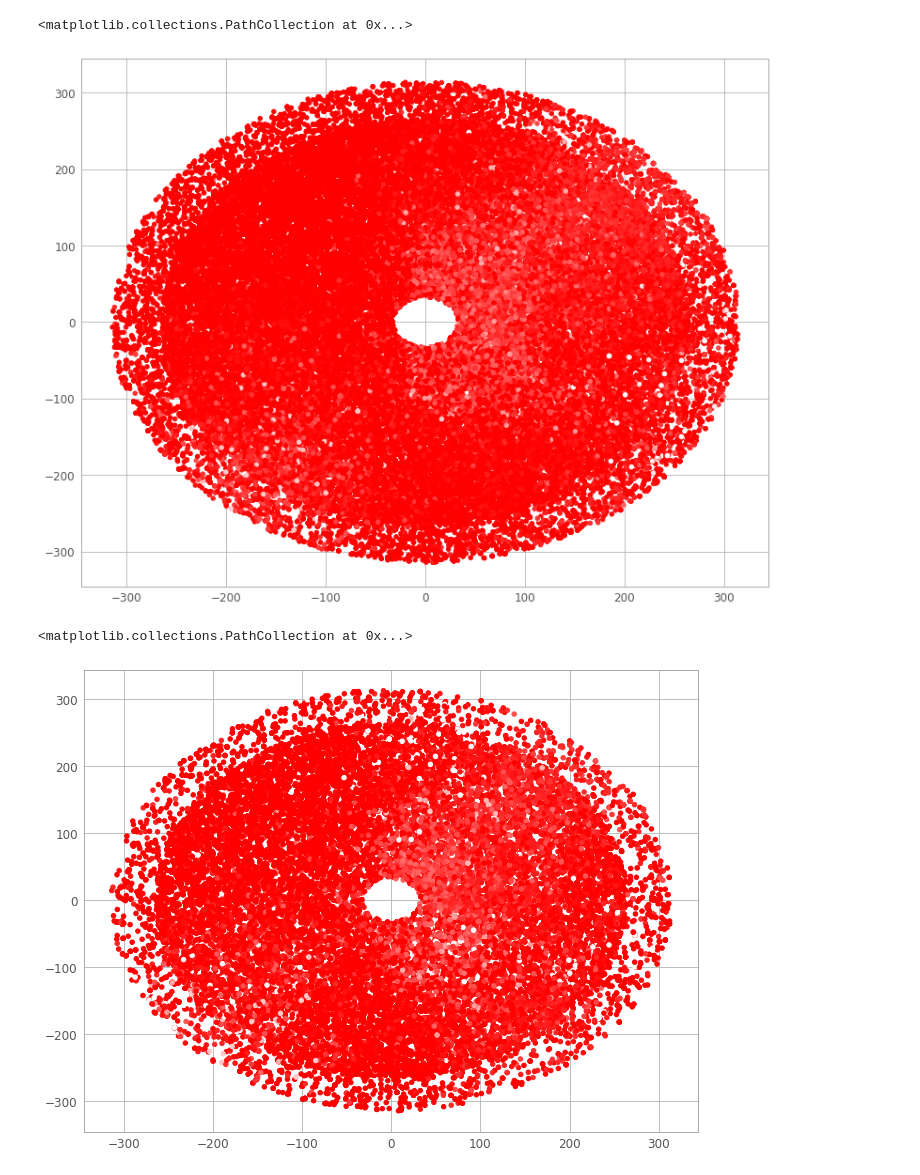
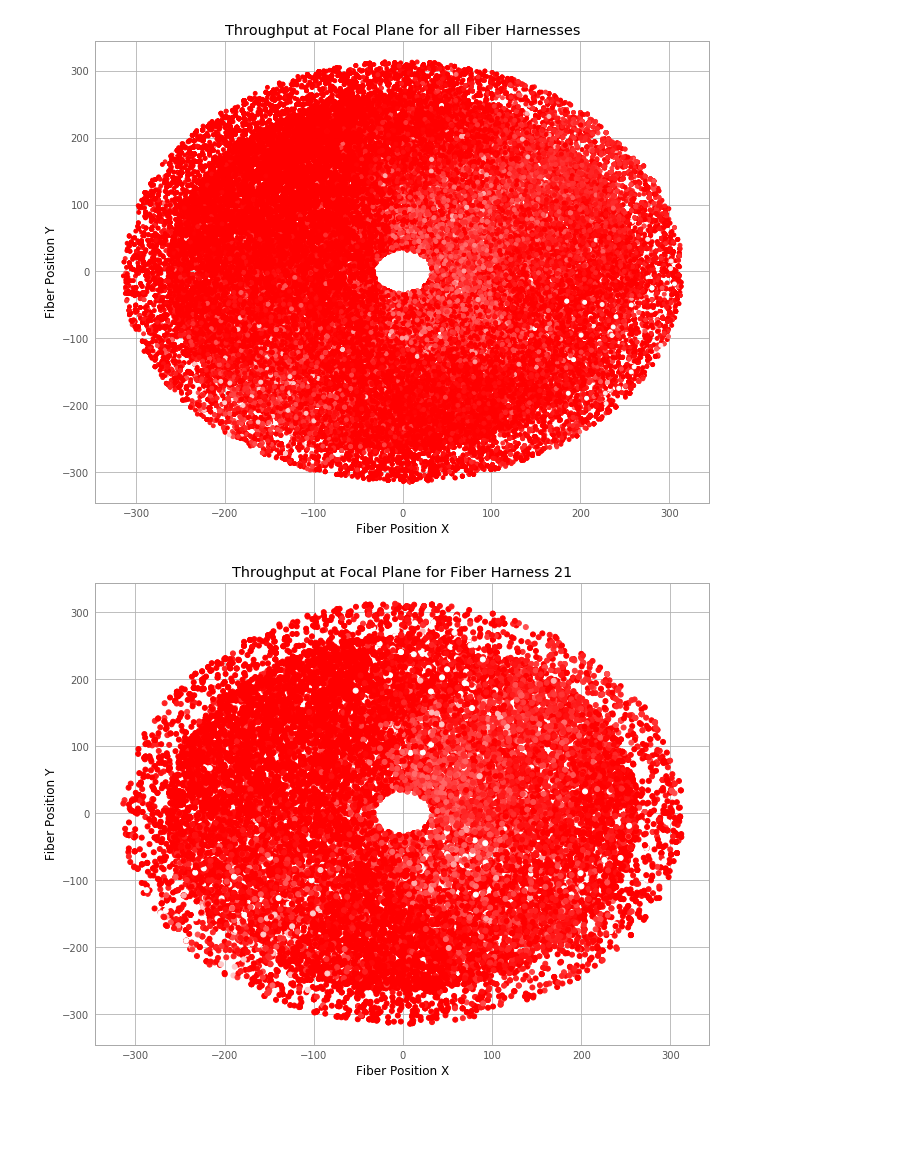
Before and after one commit to ef0441028/Work-112918, a Jupyter notebook: mapping.ipynb, the cells around one changed output. Saved outputs shown, nothing was run; the diff lists cells and outputs as text; code cells hidden in the pictures; blank space fills up the shorter version.

```diff
--- a/mapping.ipynb
+++ b/mapping.ipynb
@@ -23,27 +23,32 @@ y = t_all['Y']
 z = t_all['Throughput']
 fig,ax = plt.subplots(1,1)
 fig.set_size_inches(11,8.5)
+plt.xlabel('Fiber Position X')
+plt.ylabel('Fiber Position Y')
+plt.title('Throughput at Focal Plane for all Fiber Harnesses')
 
-fig.tight_layout()
 colormap = plt.cm.bwr #or any other colormap
 normalize = matplotlib.colors.Normalize(vmin=-1, vmax=1)
-plt.scatter(x, y, c=z, s=20, cmap=colormap, norm=normalize)
+plt.scatter(x, y, c=z, s=15, cmap=colormap, norm=normalize);
+fig.savefig('plotall.jpg')
 # %% [output]
-<matplotlib.collections.PathCollection at 0x...>
-[figure, old version]
+[figure, new version]
 # %%
 x = t_21['X']
 y = t_21['Y']
 z = t_21['Throughput']
 fig,ax = plt.subplots(1,1)
 fig.set_size_inches(11,8.5)
+plt.xlabel('Fiber Position X')
+plt.ylabel('Fiber Position Y')
+plt.title('Throughput at Focal Plane for Fiber Harness 21')
 
 colormap = plt.cm.bwr #or any other colormap
 normalize = matplotlib.colors.Normalize(vmin=-1, vmax=1)
-plt.scatter(x, y, c=z, s=20, cmap=colormap, norm=normalize)
+plt.scatter(x, y, c=z, s=25, cmap=colormap, norm=normalize);
+#fig.savefig('plot21.jpg')
 # %% [output]
-<matplotlib.collections.PathCollection at 0x...>
-[figure, old version]
+[figure, new version]
 # %%
 x = t_22['X']
 y = t_22['Y']
```
Also changed, not shown: parts of 7 cells of this notebook, 2 other files.
